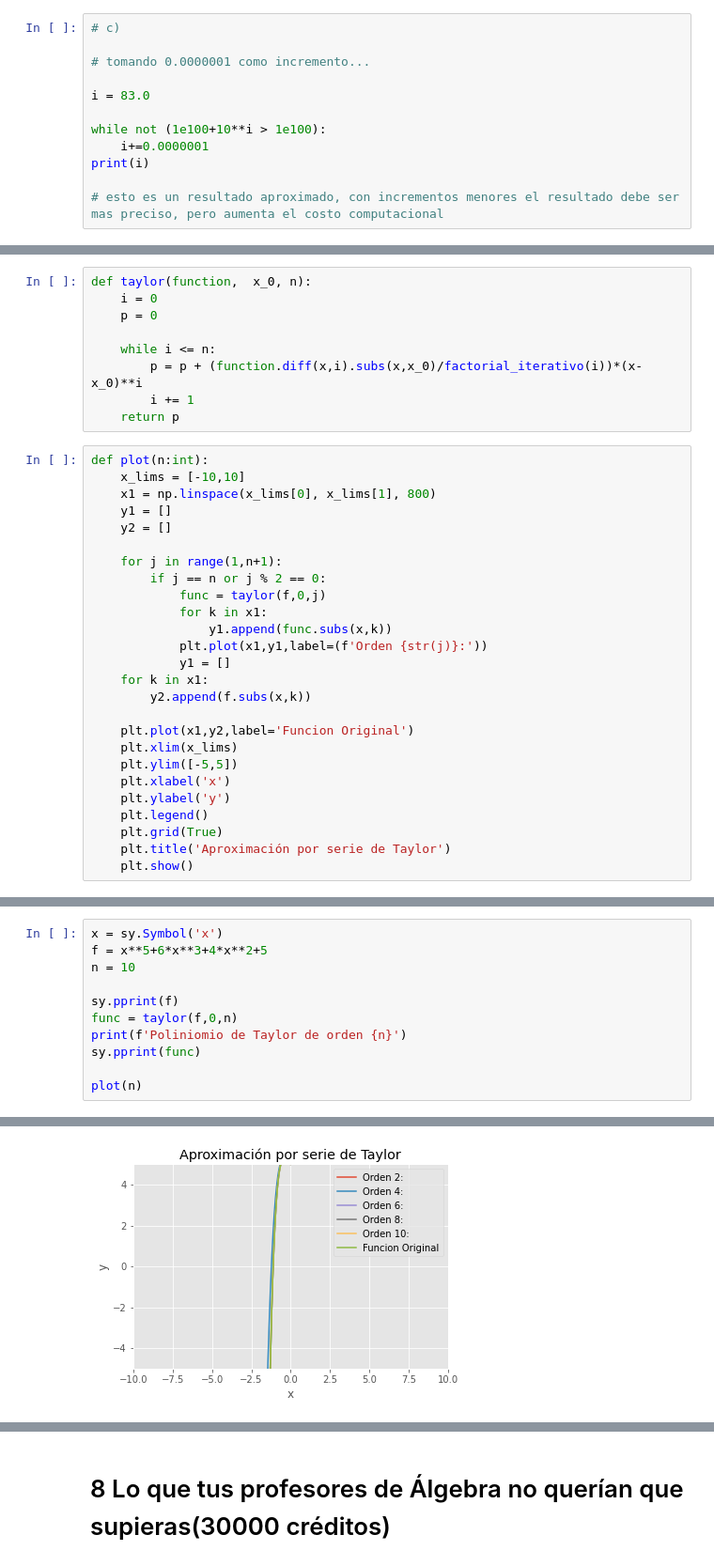
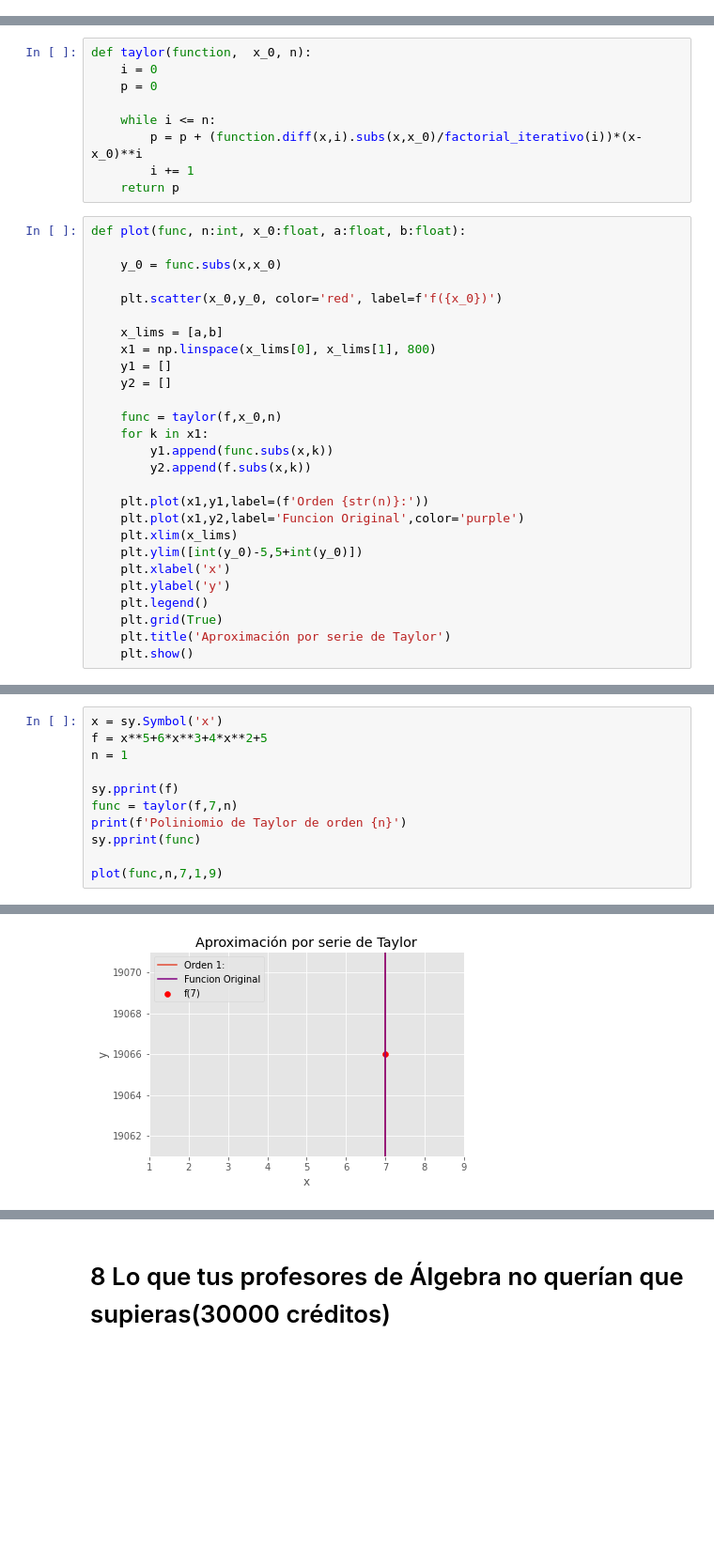
Before and after one commit to JavierOramas/Clases-Practicas-Numerica, a Jupyter notebook: CP_0/solucioncp.ipynb, the cells around one changed output, grey strips where cells are left out. Shown at 94% size. Saved outputs shown, nothing was run; the diff lists cells and outputs as text; blank space fills up the shorter version.

```diff
--- a/CP_0/solucioncp.ipynb
+++ b/CP_0/solucioncp.ipynb
@@ -33,15 +33,3 @@ while not (1e100+10**i > 1e100):
 print(i)
 # %% [output]
 84
-# %%
-# c)
-
-# tomando 0.0000001 como incremento...
-
-i = 83.0
-
-while not (1e100+10**i > 1e100):
-    i+=0.0000001
-print(i)
-
-# esto es un resultado aproximado, con incrementos menores el resultado debe ser mas preciso, pero aumenta el costo computacional
@@ -156,25 +164,26 @@ def taylor(function,  x_0, n):
         i += 1
     return p
 # %%
-def plot(n:int):
-    x_lims = [-10,10]
+def plot(func, n:int, x_0:float, a:float, b:float):
+
+    y_0 = func.subs(x,x_0)
+
+    plt.scatter(x_0,y_0, color='red', label=f'f({x_0})')
+
+    x_lims = [a,b]
     x1 = np.linspace(x_lims[0], x_lims[1], 800)
     y1 = []
     y2 = []
 
-    for j in range(1,n+1):
-        if j == n or j % 2 == 0:
-            func = taylor(f,0,j)
-            for k in x1:
-                y1.append(func.subs(x,k))
-            plt.plot(x1,y1,label=(f'Orden {str(j)}:'))
-            y1 = []
+    func = taylor(f,x_0,n)
     for k in x1:
+        y1.append(func.subs(x,k))
         y2.append(f.subs(x,k))
 
-    plt.plot(x1,y2,label='Funcion Original')
+    plt.plot(x1,y1,label=(f'Orden {str(n)}:'))
+    plt.plot(x1,y2,label='Funcion Original',color='purple')
     plt.xlim(x_lims)
-    plt.ylim([-5,5])
+    plt.ylim([int(y_0)-5,5+int(y_0)])
     plt.xlabel('x')
     plt.ylabel('y')
     plt.legend()
@@ -231,14 +235,14 @@ Poliniomio de Taylor de orden 10
 # %%
 x = sy.Symbol('x')
 f = x**5+6*x**3+4*x**2+5
-n = 10
+n = 1
 
 sy.pprint(f)
-func = taylor(f,0,n)
+func = taylor(f,7,n)
 print(f'Poliniomio de Taylor de orden {n}')
 sy.pprint(func)
 
-plot(n)
+plot(func,n,7,1,9)
 # %% [output]
  5      3      2
 x  + 6⋅x  + 4⋅x  + 5
@@ -248 +251 @@ x  + 6⋅x  + 4⋅x  + 5
-[figure, old version]
+[figure, new version]
```
Also changed, not shown: parts of 25 cells of this notebook, 1 other file.
